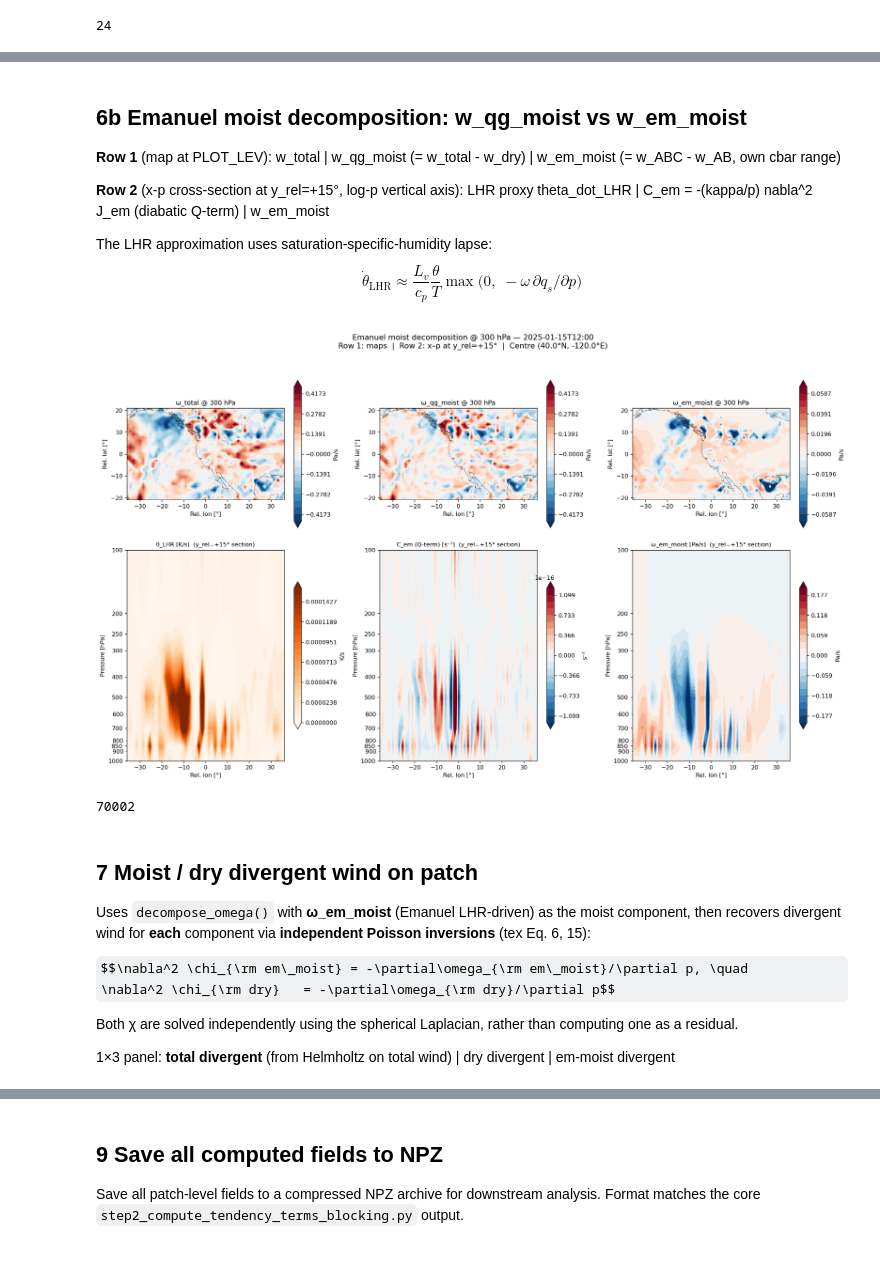
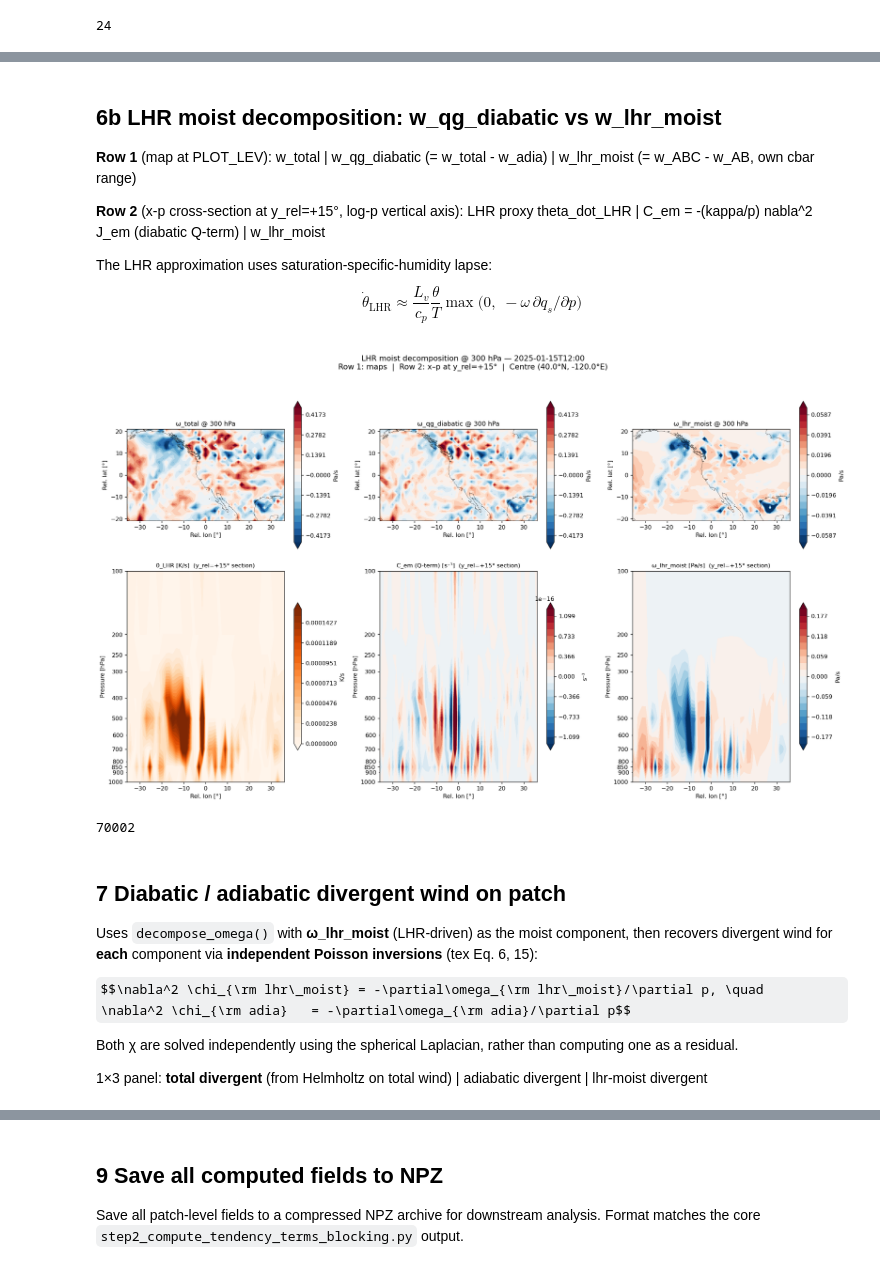
Before and after one commit to yanxingjianken/pvtend, a Jupyter notebook: examples/02_helmholtz_and_qg_omega.ipynb, the cells around one changed output, grey strips where cells are left out. Drawn from its saved outputs; the diff is of its cells as text; code cells hidden in the pictures; some formulas as TeX source.

```diff
--- a/examples/02_helmholtz_and_qg_omega.ipynb
+++ b/examples/02_helmholtz_and_qg_omega.ipynb
@@ -409,12 +409,12 @@ def _geostrophic_nh(phi_3d):
 ug_snap_nh, vg_snap_nh = _geostrophic_nh(z_snap)
 print(f"Full-NH geostrophic wind: max |ug|={np.abs(ug_snap_nh).max():.1f} m/s")
 
-# ── SP19 (total, on patch — trivial dry-fraction scaling) ──
+# ── SP19 (total, on patch — trivial adiabatic-fraction scaling) ──
 t0 = time.perf_counter()
 wd_sp19 = SP19_DRY_FRACTION * p_w_snap
 t_sp19 = time.perf_counter() - t0
 
-# ── LOG20 / SIP (total, on FULL NH → extract patch) — dry: A+B only ──
+# ── LOG20 / SIP (total, on FULL NH → extract patch) — adiabatic: A+B only ──
 t0 = time.perf_counter()
 wd_log20_nh, info_log20 = solve_qg_omega_sip(
     ug_snap_nh, vg_snap_nh, t_snap,
@@ -425,7 +425,7 @@ wd_log20_nh, info_log20 = solve_qg_omega_sip(
 wd_log20 = patcher.extract(wd_log20_nh, i_lat, i_lon)
 t_log20 = time.perf_counter() - t0
 
-# ── Emanuel LHR approximation → w_em_moist (full NH) ──
+# ── Emanuel LHR approximation → w_lhr_moist (full NH) ──
 # θ = T (p₀/p)^κ
 kappa_val = R_DRY / 1004.0
 theta_nh = t_snap * (1e5 / plevs_pa[:, None, None]) ** kappa_val
@@ -466,11 +466,11 @@ w_abc = patcher.extract(w_abc_nh, i_lat, i_lon)
 t_em = time.perf_counter() - t0
 
 # ── Three omega components ──
-# w_qg_moist = total - dry (residual moist)
+# w_qg_moist = total - adia (diabatic residual)
 wm_sp19     = p_w_snap - wd_sp19
-wm_log20    = p_w_snap - wd_log20     # = w_qg_moist for LOG20
+wm_log20    = p_w_snap - wd_log20     # = w_qg_diabatic for LOG20
 w_qg_moist  = wm_log20                # alias
-# w_em_moist = ω_ABC - ω_AB (Emanuel diabatic contribution, by linearity)
+# w_lhr_moist = ω_ABC - ω_AB (LHR diabatic contribution, by linearity)
 w_em_moist  = w_abc - wd_log20
 
 # Extract LHR diagnostics to patch
@@ -489,10 +489,10 @@ print(f"|wd_log20| max = {np.abs(wd_log20[ilev_w]).max():.4f} Pa/s")
 print(f"|w_qg_moist| max = {np.abs(w_qg_moist[ilev_w]).max():.4f} Pa/s")
 print(f"|w_em_moist| max = {np.abs(w_em_moist[ilev_w]).max():.4f} Pa/s")
 
-# ── 2×3 plot: rows = [SP19, LOG20], cols = [w_total, w_dry, w_moist] ──
+# ── 2×3 plot: rows = [SP19, LOG20], cols = [w_total, w_adia, w_dia_res] ──
 methods = [("SP19 (patch, scaling)",  p_w_snap, wd_sp19,  wm_sp19),
            ("LOG20 / SIP (full NH)",  p_w_snap, wd_log20, wm_log20)]
-col_labels = ["ω_total", "ω_dry", "ω_moist (residual)"]
+col_labels = ["ω_total", "ω_adia", "ω_dia_res (diabatic residual)"]
 
 fig, axes = plt.subplots(2, 3, figsize=(18, 10))
 
@@ -536,19 +536,19 @@ Wall time: 2.67 s
 21
 # %% [markdown]
-## 6b  Emanuel moist decomposition: w_qg_moist vs w_em_moist
+## 6b  LHR moist decomposition: w_qg_diabatic vs w_lhr_moist
 
-**Row 1** (map at PLOT_LEV):  w_total  |  w_qg_moist (= w_total - w_dry)  |  w_em_moist (= w_ABC - w_AB, own cbar range)
+**Row 1** (map at PLOT_LEV):  w_total  |  w_qg_diabatic (= w_total - w_adia)  |  w_lhr_moist (= w_ABC - w_AB, own cbar range)
 
 **Row 2** (x-p cross-section at y_rel=+15°, log-p vertical axis):
-LHR proxy theta_dot_LHR  |  C_em = -(kappa/p) nabla^2 J_em (diabatic Q-term)  |  w_em_moist
+LHR proxy theta_dot_LHR  |  C_em = -(kappa/p) nabla^2 J_em (diabatic Q-term)  |  w_lhr_moist
 
 The LHR approximation uses saturation-specific-humidity lapse:
 $$\dot{\theta}_{\mathrm{LHR}} \approx \frac{L_v}{c_p}\frac{\theta}{T}\max\!\bigl(0,\;-\omega\,\partial q_s/\partial p\bigr)$$
 # %%
 # ── 2×3 plot ──
-# Row 1: w_total / w_qg_moist / w_em_moist  (map at PLOT_LEV)
-#         w_em_moist uses its own cbar range
-# Row 2: x–p cross-section at y_rel=+15  (LHR θ̇, C_em, w_em_moist), log-p axis
+# Row 1: w_total / w_qg_diabatic / w_lhr_moist  (map at PLOT_LEV)
+#         w_lhr_moist uses its own cbar range
+# Row 2: x–p cross-section at y_rel=+15  (LHR θ̇, C_em, w_lhr_moist), log-p axis
 
 from matplotlib.ticker import ScalarFormatter
 
@@ -560,8 +560,8 @@ fig, axes = plt.subplots(2, 3, figsize=(18, 11))
 # ── Row 1: map view at PLOT_LEV ──
 map_fields = [
     ("ω_total",     p_w_snap[ilev]),
-    ("ω_qg_moist",  w_qg_moist[ilev]),
-    ("ω_em_moist",  w_em_moist[ilev]),
+    ("ω_qg_diabatic",  w_qg_moist[ilev]),
+    ("ω_lhr_moist",  w_em_moist[ilev]),
 ]
 
 # Shared range for w_total and w_qg_moist only
@@ -589,49 +589,49 @@ for col, (label, fld) in enumerate(map_fields):
 xp_fields = [
     ("θ̇_LHR [K/s]",           theta_dot_lhr_patch[:, j_xp, :], "Oranges"),
     ("C_em (Q-term) [s⁻³]",   C_em_patch[:, j_xp, :],          "RdBu_r"),
-    ("ω_em_moist [Pa/s]",      w_em_moist[:, j_xp, :],          "RdBu_r"),
+    ("ω_lhr_moist [Pa/s]",      w_em_moist[:, j_xp, :],          "RdBu_r"),
 ]
 
 for col, (label, fld, cmap) in enumerate(xp_fields):
     ax = axes[1, col]
     vm_xp = np.nanpercentile(np.abs(fld), 98)
     if vm_xp < 1e-20:
         vm_xp = 1.0
     if cmap == "Oranges":
         levs_xp = np.linspace(0, vm_xp, 21)
     else:
         levs_xp = np.linspace(-vm_xp, vm_xp, 21)
     cf = ax.contourf(x_coords, levs_hpa, fld,
                      levels=levs_xp, cmap=cmap, extend="both")
     ax.set_yscale("log")
     ax.set_ylim(levs_hpa.max(), levs_hpa.min())  # high pressure at bottom
     ax.yaxis.set_major_formatter(ScalarFormatter())
     ax.yaxis.set_minor_formatter(ScalarFormatter())
     ax.set_yticks(levs_hpa)
     ax.set_title(f"{label}  (y_rel=+{XP_YREL:.0f}° section)", fontsize=10)
     ax.set_xlabel("Rel. lon [°]"); ax.set_ylabel("Pressure [hPa]")
     plt.colorbar(cf, ax=ax, shrink=0.7, label=label.split("[")[-1].rstrip("]") if "[" in label else "")
 
-fig.suptitle(f"Emanuel moist decomposition @ {PLOT_LEV} hPa — {ts_str}\n"
+fig.suptitle(f"LHR moist decomposition @ {PLOT_LEV} hPa — {ts_str}\n"
              f"Row 1: maps  |  Row 2: x–p at y_rel=+{XP_YREL:.0f}°  |  "
              f"Centre ({CENTER_LAT}°N, {CENTER_LON}°E)",
              fontsize=13, y=0.97)
 fig.tight_layout()
 plt.show(); plt.close("all"); gc.collect()
 # %% [output]
-[figure, old version]
+[figure, new version]
 70002
 # %% [markdown]
-## 7  Moist / dry divergent wind on patch
+## 7  Diabatic / adiabatic divergent wind on patch
 
-Uses `decompose_omega()` with **ω\_em\_moist** (Emanuel LHR-driven) as the moist component,
+Uses `decompose_omega()` with **ω\_lhr\_moist** (LHR-driven) as the moist component,
 then recovers divergent wind for **each** component via **independent Poisson inversions** (tex Eq. 6, 15):
 
-$$\nabla^2 \chi_{\rm em\_moist} = -\partial\omega_{\rm em\_moist}/\partial p, \quad
-  \nabla^2 \chi_{\rm dry}   = -\partial\omega_{\rm dry}/\partial p$$
+$$\nabla^2 \chi_{\rm lhr\_moist} = -\partial\omega_{\rm lhr\_moist}/\partial p, \quad
+  \nabla^2 \chi_{\rm adia}   = -\partial\omega_{\rm adia}/\partial p$$
 
 Both χ are solved independently using the spherical Laplacian, rather than computing one as a residual.
 
-1×3 panel:  **total divergent** (from Helmholtz on total wind)  |  dry divergent  |  em-moist divergent
+1×3 panel:  **total divergent** (from Helmholtz on total wind)  |  adiabatic divergent  |  lhr-moist divergent
 # %%
 %%time
```
Also changed, not shown: parts of 8 cells of this notebook, 9 other files.
